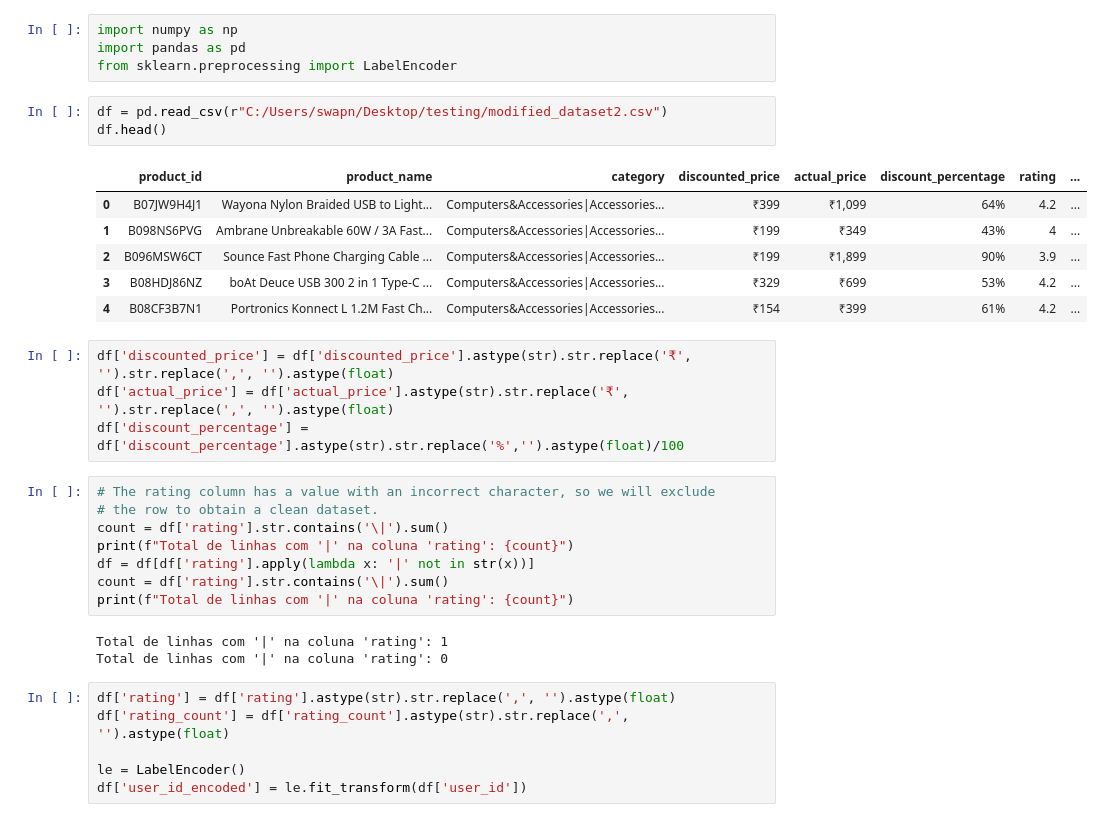
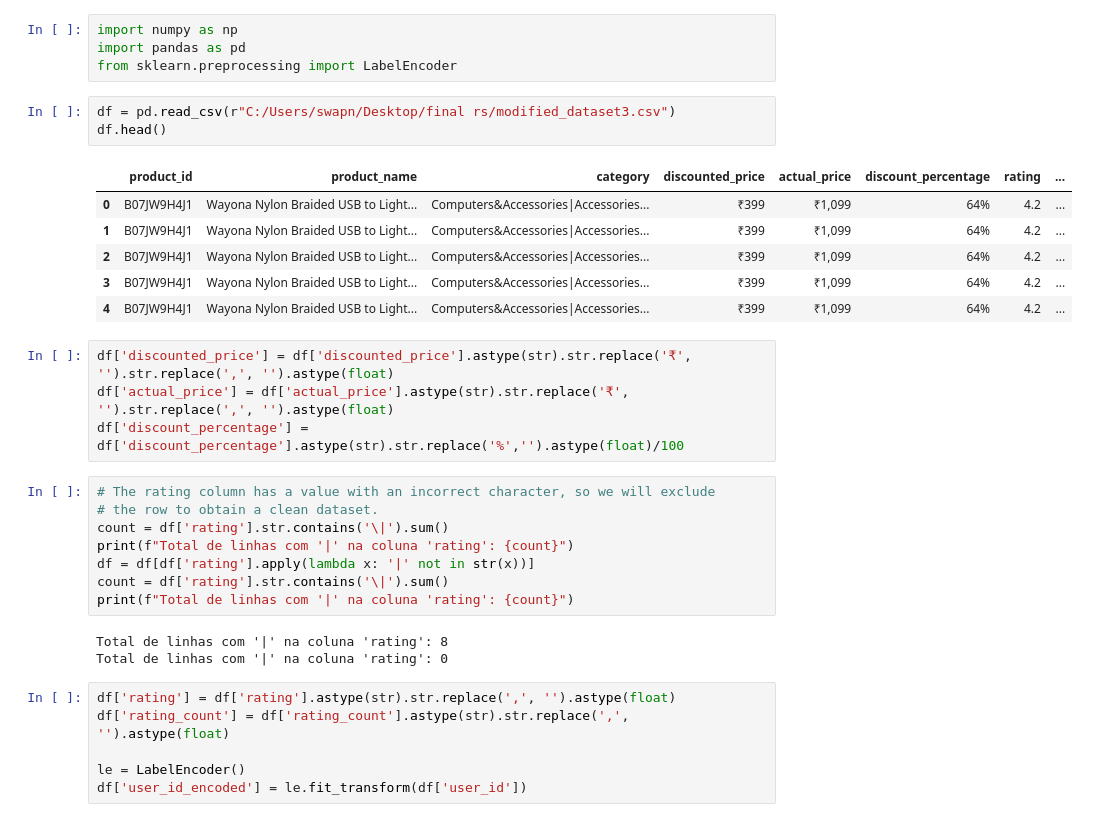
Before and after one commit to gipsyDANGER2810/Ecommerce-Recommendation-System, a Jupyter notebook: collaborative.ipynb, the cells around one changed output. Saved outputs shown, nothing was run; the diff lists cells and outputs as text.

```diff
--- a/collaborative.ipynb
+++ b/collaborative.ipynb
@@ -3,15 +3,15 @@ import numpy as np
 import pandas as pd
 from sklearn.preprocessing import LabelEncoder
 # %%
-df = pd.read_csv(r"C:/Users/swapn/Desktop/testing/modified_dataset2.csv")
+df = pd.read_csv(r"C:/Users/swapn/Desktop/final rs/modified_dataset3.csv")
 df.head()
 # %% [output]
 |  | product_id | product_name | category | discounted_price | actual_price | discount_percentage | rating | ... |
 | 0 | B07JW9H4J1 | Wayona Nylon Braided USB to Light... | Computers&Accessories|Accessories... | ₹399 | ₹1,099 | 64% | 4.2 | ... |
-| 1 | B098NS6PVG | Ambrane Unbreakable 60W / 3A Fast... | Computers&Accessories|Accessories... | ₹199 | ₹349 | 43% | 4 | ... |
-| 2 | B096MSW6CT | Sounce Fast Phone Charging Cable ... | Computers&Accessories|Accessories... | ₹199 | ₹1,899 | 90% | 3.9 | ... |
-| 3 | B08HDJ86NZ | boAt Deuce USB 300 2 in 1 Type-C ... | Computers&Accessories|Accessories... | ₹329 | ₹699 | 53% | 4.2 | ... |
-| 4 | B08CF3B7N1 | Portronics Konnect L 1.2M Fast Ch... | Computers&Accessories|Accessories... | ₹154 | ₹399 | 61% | 4.2 | ... |
+| 1 | B07JW9H4J1 | Wayona Nylon Braided USB to Light... | Computers&Accessories|Accessories... | ₹399 | ₹1,099 | 64% | 4.2 | ... |
+| 2 | B07JW9H4J1 | Wayona Nylon Braided USB to Light... | Computers&Accessories|Accessories... | ₹399 | ₹1,099 | 64% | 4.2 | ... |
+| 3 | B07JW9H4J1 | Wayona Nylon Braided USB to Light... | Computers&Accessories|Accessories... | ₹399 | ₹1,099 | 64% | 4.2 | ... |
+| 4 | B07JW9H4J1 | Wayona Nylon Braided USB to Light... | Computers&Accessories|Accessories... | ₹399 | ₹1,099 | 64% | 4.2 | ... |
 # %%
 df['discounted_price'] = df['discounted_price'].astype(str).str.replace('₹', '').str.replace(',', '').astype(float)
 df['actual_price'] = df['actual_price'].astype(str).str.replace('₹', '').str.replace(',', '').astype(float)
@@ -25,7 +25,7 @@ df = df[df['rating'].apply(lambda x: '|' not in str(x))]
 count = df['rating'].str.contains('\|').sum()
 print(f"Total de linhas com '|' na coluna 'rating': {count}")
 # %% [output]
-Total de linhas com '|' na coluna 'rating': 1
+Total de linhas com '|' na coluna 'rating': 8
 Total de linhas com '|' na coluna 'rating': 0
 # %%
 df['rating'] = df['rating'].astype(str).str.replace(',', '').astype(float)
```
Also changed, not shown: parts of 7 cells of this notebook, 9 other files.
